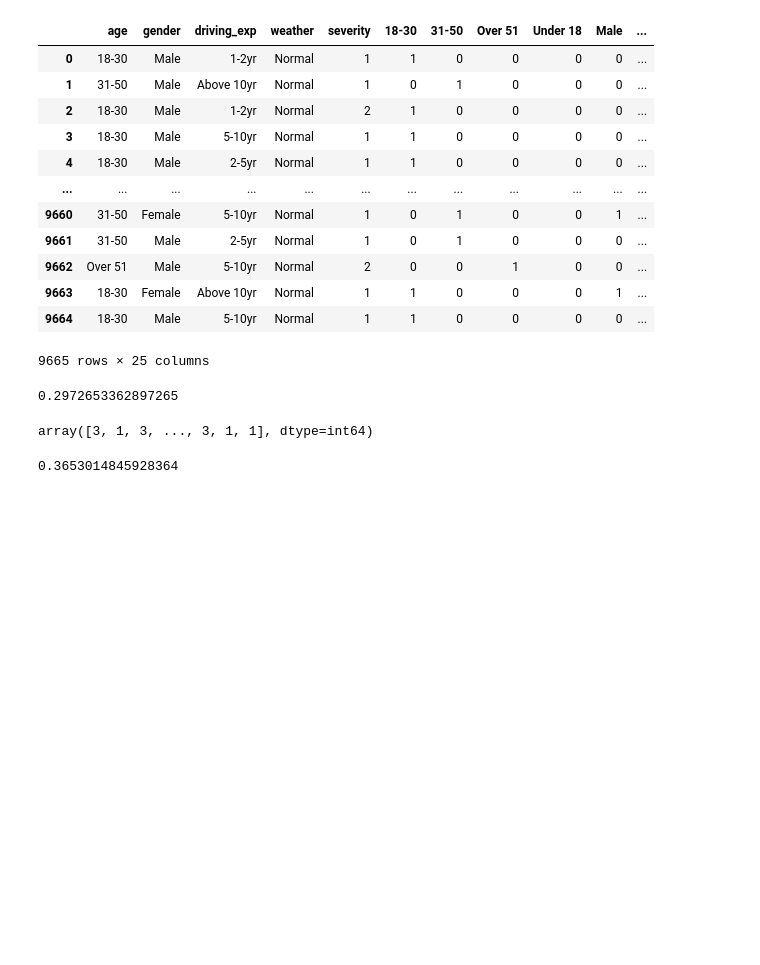
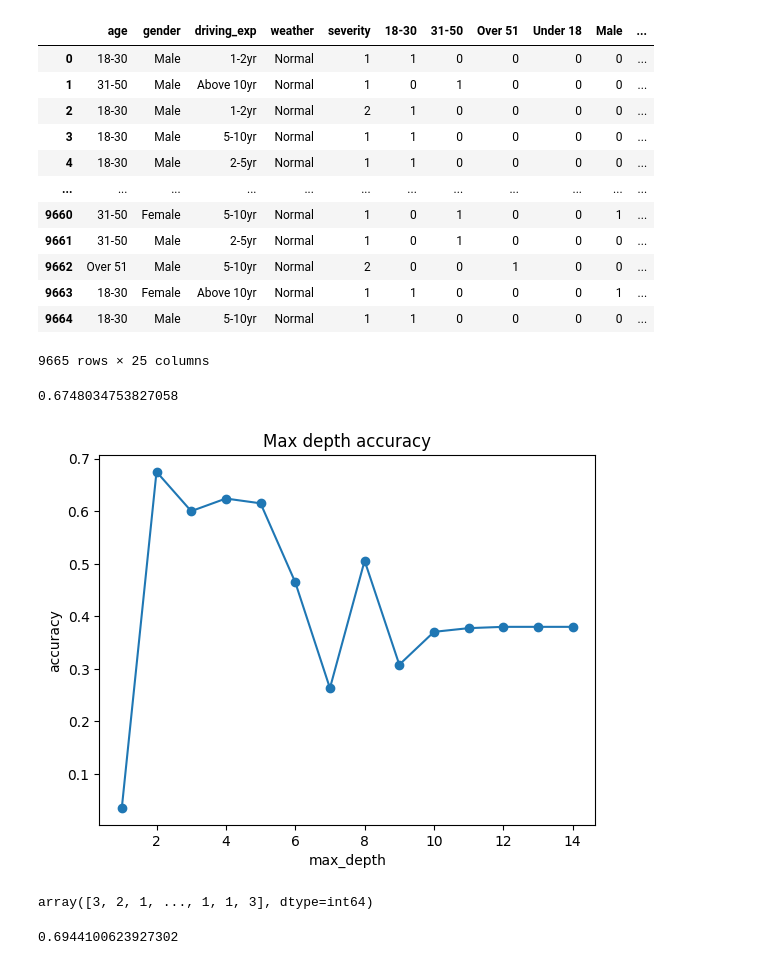
Before and after one commit to ihzarizkyk/rodeo, a Jupyter notebook: model/traffic-model.ipynb, the cells around one changed output. Saved outputs shown, nothing was run; the diff lists cells and outputs as text; code cells hidden in the pictures; blank space fills up the shorter version.

Commit message:
add max_depth and random_state

```diff
--- a/model/traffic-model.ipynb
+++ b/model/traffic-model.ipynb
@@ -40,21 +40,43 @@ X = data[["18-30", "31-50", "Over 51", "Under 18", "Male", "Female", "1-2yr", "2
 y = data[["severity"]]
 # %%
 from sklearn.model_selection import train_test_split
-X_train, X_test, y_train, y_test = train_test_split(X, y, test_size=0.3)
+X_train, X_test, y_train, y_test = train_test_split(X, y)
+
+# X_train
 # %%
 from sklearn.tree import DecisionTreeClassifier
-model = DecisionTreeClassifier(class_weight="balanced")
+model = DecisionTreeClassifier(max_depth = 2, random_state = 0, class_weight="balanced")
 model.fit(X_train, y_train)
-model.score(X_train, y_train)
+model.score(X_test, y_test)
 # %% [output]
-0.2972653362897265
+0.6748034753827058
+# %%
+import matplotlib.pyplot as plt
+# List of values to try for max_depth:
+loop_range = range(1,15)
+max_depth_range = list(loop_range)
+# List to store the accuracy for each value of max_depth:
+accuracy = []
+for depth in max_depth_range:
+    clf = DecisionTreeClassifier(max_depth = depth, random_state = 0, class_weight="balanced")
+    clf.fit(X_train, y_train)
+    score = clf.score(X_test, y_test)
+    accuracy.append(score)
+
+plt.plot(loop_range, accuracy, marker='o')
+plt.title('Max depth accuracy')
+plt.xlabel('max_depth')
+plt.ylabel('accuracy')
+plt.show()
+# %% [output]
+[figure, added]
 # %%
 model.predict(X_test)
 # %% [output]
-array([3, 1, 3, ..., 3, 1, 1], dtype=int64)
+array([3, 2, 1, ..., 1, 1, 3], dtype=int64)
 # %%
 y_pred = model.predict(X_test)
 from sklearn.metrics import f1_score
-f1_score(y_test, y_pred, average='weighted')
+f1_score(y_test, y_pred, average="weighted")
 # %% [output]
-0.3653014845928364
+0.6944100623927302
```
Also changed, not shown: 2 other files.
